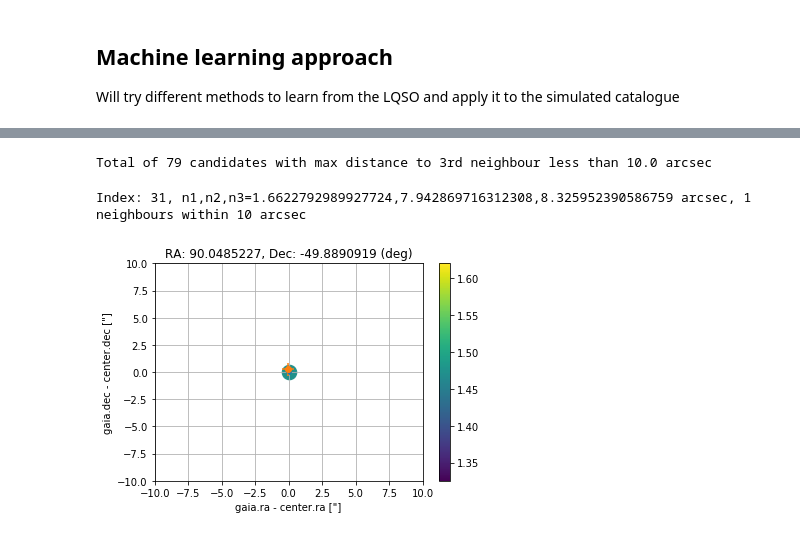
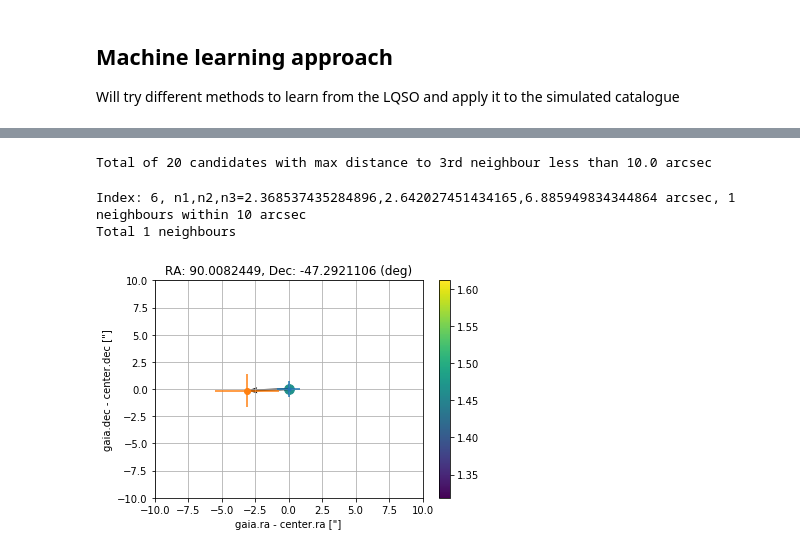
Before and after one commit to ivvv/MIsc, a Jupyter notebook: Lensed QSO DR2.ipynb, the cells around one changed output, grey strips where cells are left out. Saved outputs shown, nothing was run; the diff lists cells and outputs as text; code cells hidden in the pictures.

Commit message:
Read the cleaned QSO and Castles catalogues

```diff
--- a/Lensed QSO DR2.ipynb
+++ b/Lensed QSO DR2.ipynb
@@ -47,7 +47,11 @@ dataDir = home + '/Dropbox/Work/Python/MIsc'
 # read the Castle xmatch with DR2
 #url1 = 'http://vospace.esac.esa.int/vospace/sh/9da5bd4b841f4032ee3f94e2f357067a554434?dl=1'
 #t1 = Table.read(url1,format='votable')
-file1 = '{}/lqso_castle-result.fits.gz'.format(dataDir)
-t1 = Table.read(file1)
+#
+# new Castle 5" sample from Alex
+url1 = "http://vospace.esac.esa.int/vospace/sh/3ff8e13b3d12cce1a8d24448b77669865706268?dl=1"
+t1 = Table.read(url1,format='votable')
+#file1 = '{}/lqso_castle-result.fits.gz'.format(dataDir)
+#t1 = Table.read(file1)
 nt1 = len(t1)
-#
+print (nt1)
@@ -55,8 +62,14 @@ nt1 = len(t1)
 # read the DR2 xmatch with allwise
 #url2 = 'http://vospace.esac.esa.int/vospace/sh/d964d4b3687ede95d64c19609abb3136fbe55c0?dl=1'
 #t2 = Table.read(url2,format='votable')
-file2 = '{}/lqso_allwise2-result.fits.gz'.format(dataDir)
-t2 = Table.read(file2)
+#
+# cleaned allwise 5" from Maggie
+# saved to a file for faster access
+#url2 = 'http://vospace.esac.esa.int/vospace/sh/d18d69255b40f4178ec5155a679a33e1dbddd37?dl=1'
+#t2 = Table.read(url2,format='ascii.csv')
+#file2 = '{}/lqso_allwise2-result.fits.gz'.format(dataDir)
+file2 = '{}/QSO_ALLWISE5_CLEANED.csv'.format(dataDir)
+t2 = Table.read(file2,format='ascii.csv')
 nt2 = len(t2)
 print (nt2)
 # %% [output]
@@ -200,7 +221,7 @@ ilimit = np.where(tpred['n3'].data <= rlimit)[0]
 tout = tpred[ilimit]
 print ("Total of {} candidates with max distance to 3rd neighbour less than {} arcsec".format(len(ilimit),rlimit))
 # %% [output]
-Total of 79 candidates with max distance to 3rd neighbour less than 10.0 arcsec
+Total of 20 candidates with max distance to 3rd neighbour less than 10.0 arcsec
 # %%
 #
 # plotting functions from Alex, with some modifications
@@ -241,13 +263,14 @@ def plotGaiaLense(full_cat,catalog,center,r=(-10,10),pm=True):
     plt.xlim(r)
     plt.ylim(r)
 # %%
-#iqqq = np.random.choice(len(ilimit))
-iqqq = 31 # strange as the tree says 4 neighbours in 10 arcsec but the search says 1.
+iqqq = np.random.choice(len(ilimit))
+#iqqq = 31 # strange as the tree says 4 neighbours in 10 arcsec but the search says 1.
 center = tout[iqqq]
 iq = getLQSO(catalog,center)
 print ("Index: {}, n1,n2,n3={},{},{} arcsec, {} neighbours within 10 arcsec".format(iqqq,tout['n1'][iqqq], tout['n2'][iqqq], tout['n3'][iqqq],len(iq)))
 #
 plotGaiaLense(t,catalog,center,r=(-10,10))
 # %% [output]
-Index: 31, n1,n2,n3=1.6622792989927724,7.942869716312308,8.325952390586759 arcsec, 1 neighbours within 10 arcsec
+Index: 6, n1,n2,n3=2.368537435284896,2.642027451434165,6.885949834344864 arcsec, 1 neighbours within 10 arcsec
+Total 1 neighbours
-[figure, old version]
+[figure, new version]
```
Also changed, not shown: parts of 11 cells of this notebook.
